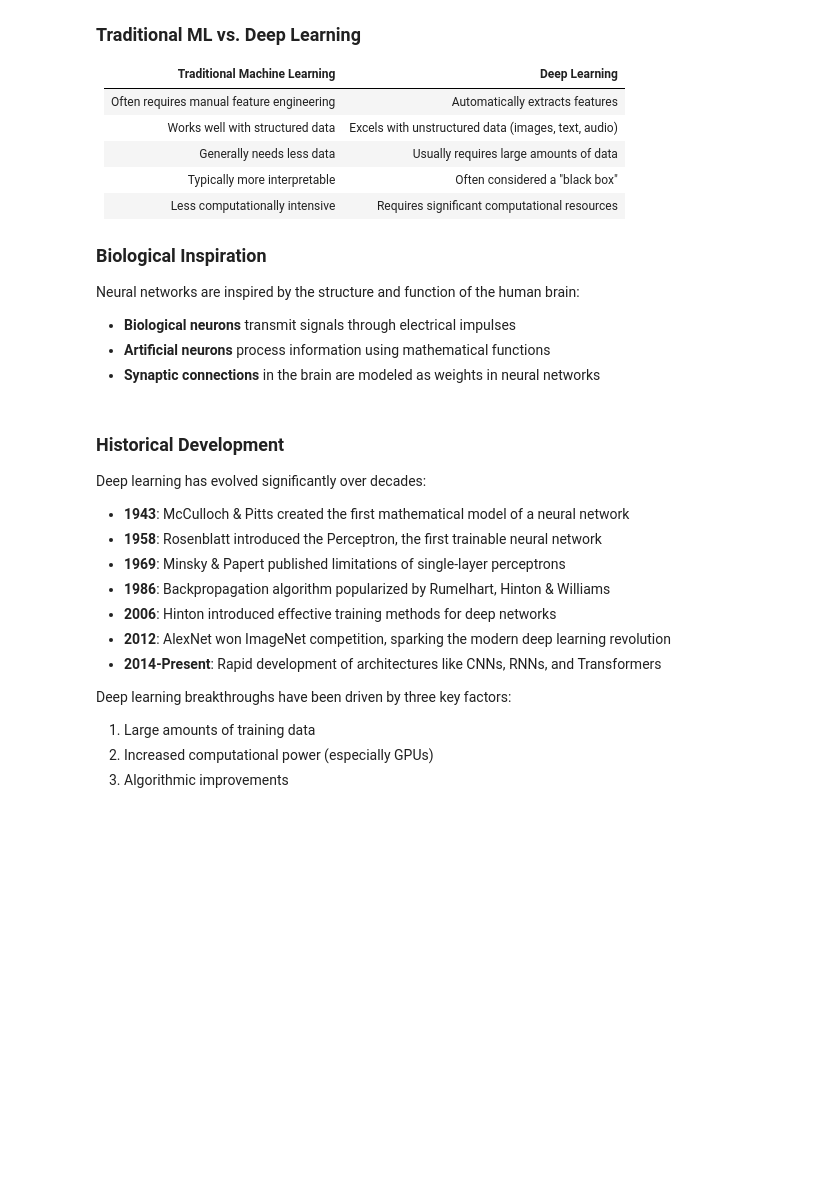
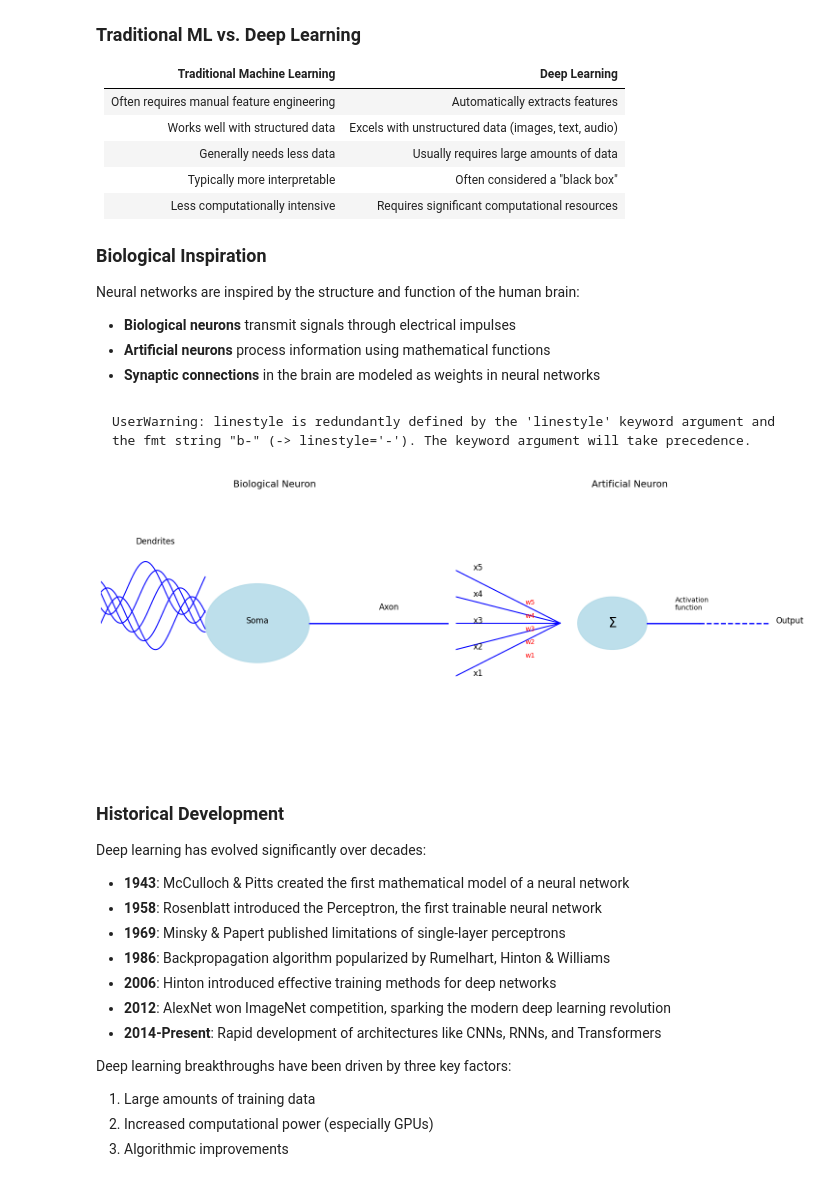
Before and after one commit to pavelklos/ai-ml, a Jupyter notebook: 4-DL/04-01-01.ipynb, the cells around one changed output. Saved outputs shown, nothing was run; the diff lists cells and outputs as text; code cells hidden in the pictures; blank space fills up the shorter version.

````diff
--- a/4-DL/04-01-01.ipynb
+++ b/4-DL/04-01-01.ipynb
@@ -111,3 +115,62 @@ plt.show()
+# %% [markdown]
+```
+UserWarning: linestyle is redundantly defined by the 'linestyle' keyword argument and the fmt string "b-" (-> linestyle='-'). The keyword argument will take precedence.
+```
+# %%
+# Visualize the analogy between biological and artificial neurons
+fig, ax = plt.subplots(1, 2, figsize=(15, 6))
+
+# Biological neuron (simplified illustration)
+ax[0].set_title('Biological Neuron', fontsize=14)
+ax[0].set_xlim(0, 10)
+ax[0].set_ylim(0, 10)
+
+# Draw dendrites
+for i in range(5):
+    x = np.linspace(0, 3, 100)
+    y = np.sin(x * 3 + i) + 5 + i/3
+    ax[0].plot(x, y, 'b-', linewidth=1.5)
+
+# Draw cell body
+circle = plt.Circle((4.5, 5), 1.5, color='lightblue', alpha=0.8)
+ax[0].add_patch(circle)
+
+# Draw axon
+ax[0].plot([6, 10], [5, 5], 'b-', linewidth=2.0)
+
+# Add labels
+ax[0].text(1, 8, 'Dendrites', fontsize=12)
+ax[0].text(4.5, 5, 'Soma', fontsize=12, ha='center')
+ax[0].text(8, 5.5, 'Axon', fontsize=12)
+ax[0].axis('off')
+
+# Artificial neuron
+ax[1].set_title('Artificial Neuron', fontsize=14)
+ax[1].set_xlim(0, 10)
+ax[1].set_ylim(0, 10)
+
+# Draw inputs
+for i in range(5):
+    ax[1].plot([0, 3], [3+i, 5], 'b-', linewidth=1.5)
+    ax[1].text(0.5, 3+i, f'x{i+1}', fontsize=12)
+    ax[1].text(2, 3.7+i/2, f'w{i+1}', fontsize=10, color='red')
+
+# Draw neuron
+circle = plt.Circle((4.5, 5), 1.0, color='lightblue', alpha=0.8)
+ax[1].add_patch(circle)
+ax[1].text(4.5, 5, 'Σ', fontsize=20, ha='center', va='center')
+
+# Draw output
+ax[1].plot([5.5, 7], [5, 5], 'b-', linewidth=2.0)
+ax[1].text(6.3, 5.5, 'Activation\nfunction', fontsize=10)
+ax[1].plot([7, 9], [5, 5], color='b', linewidth=2.0, linestyle='--')  # FIXED LINE
+ax[1].text(9.2, 5, 'Output', fontsize=12)
+ax[1].axis('off')
+
+plt.tight_layout()
+plt.show()
+# %% [output]
+[figure, added]
 # %% [markdown]
 ### Historical Development
 
````
Also changed, not shown: parts of 15 cells of this notebook, 2 other files.
